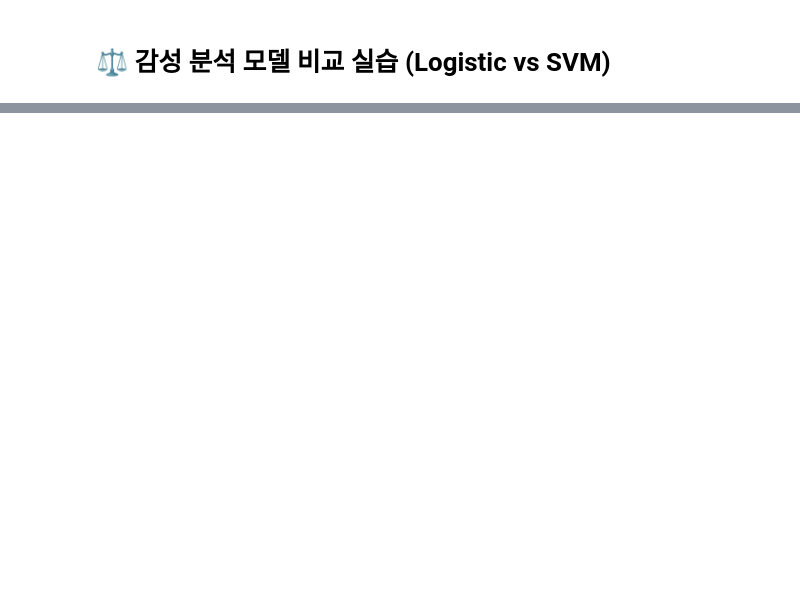
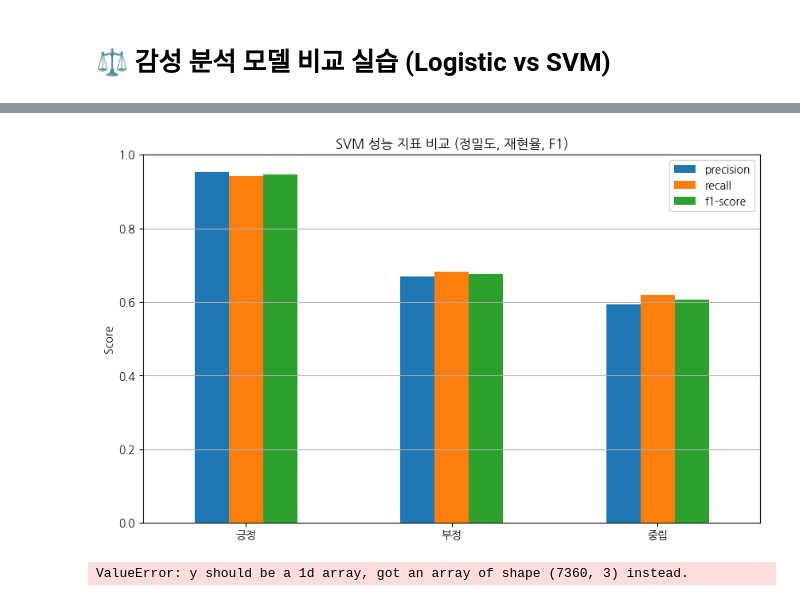
Before and after one commit to Smart-Stay-Jeonju-Project/Smart-Stay-Jeonju-Project, a Jupyter notebook: PROJECT/analysis/ML/고급/3_Logistic_vs_SVM.ipynb, the cells around one changed output, grey strips where cells are left out. Cells and saved outputs as stored; diff of their text form; code cells hidden in the pictures; blank space fills up the shorter version.

```diff
--- a/PROJECT/analysis/ML/고급/3_Logistic_vs_SVM.ipynb
+++ b/PROJECT/analysis/ML/고급/3_Logistic_vs_SVM.ipynb
@@ -6,0 +190,42 @@
+# %%
+from sklearn.metrics import classification_report
+import matplotlib.pyplot as plt
+import seaborn as sns
+import pandas as pd
+
+# classification_report 결과를 DataFrame으로
+report = classification_report(y_test, svm_pred, output_dict=True)
+df_report = pd.DataFrame(report).transpose().iloc[:-3]  # remove avg rows
+
+# 시각화
+df_report[['precision', 'recall', 'f1-score']].plot(kind='bar', figsize=(10, 6))
+plt.title("SVM 성능 지표 비교 (정밀도, 재현율, F1)")
+plt.ylabel("Score")
+plt.ylim(0, 1)
+plt.xticks(rotation=0)
+plt.grid(axis='y')
+plt.show()
+# %% [output]
+[figure, added]
+# %%
+from sklearn.metrics import roc_curve, auc
+from sklearn.preprocessing import label_binarize
+
+# 이진 분류일 때
+y_test_bin = label_binarize(y_test, classes=['부정', '긍정'])[:, 0]
+y_score = svm.decision_function(X_test_vec)
+
+fpr, tpr, _ = roc_curve(y_test_bin, y_score)
+roc_auc = auc(fpr, tpr)
+
+plt.figure()
+plt.plot(fpr, tpr, label=f'SVM ROC curve (area = {roc_auc:.2f})')
+plt.plot([0, 1], [0, 1], 'k--')
+plt.xlabel("False Positive Rate")
+plt.ylabel("True Positive Rate")
+plt.title("ROC Curve")
+plt.legend(loc="lower right")
+plt.grid()
+plt.show()
+# %% [output]
+ValueError: y should be a 1d array, got an array of shape (7360, 3) instead.
```
Also changed, not shown: parts of 15 cells of this notebook, 31 other files.
